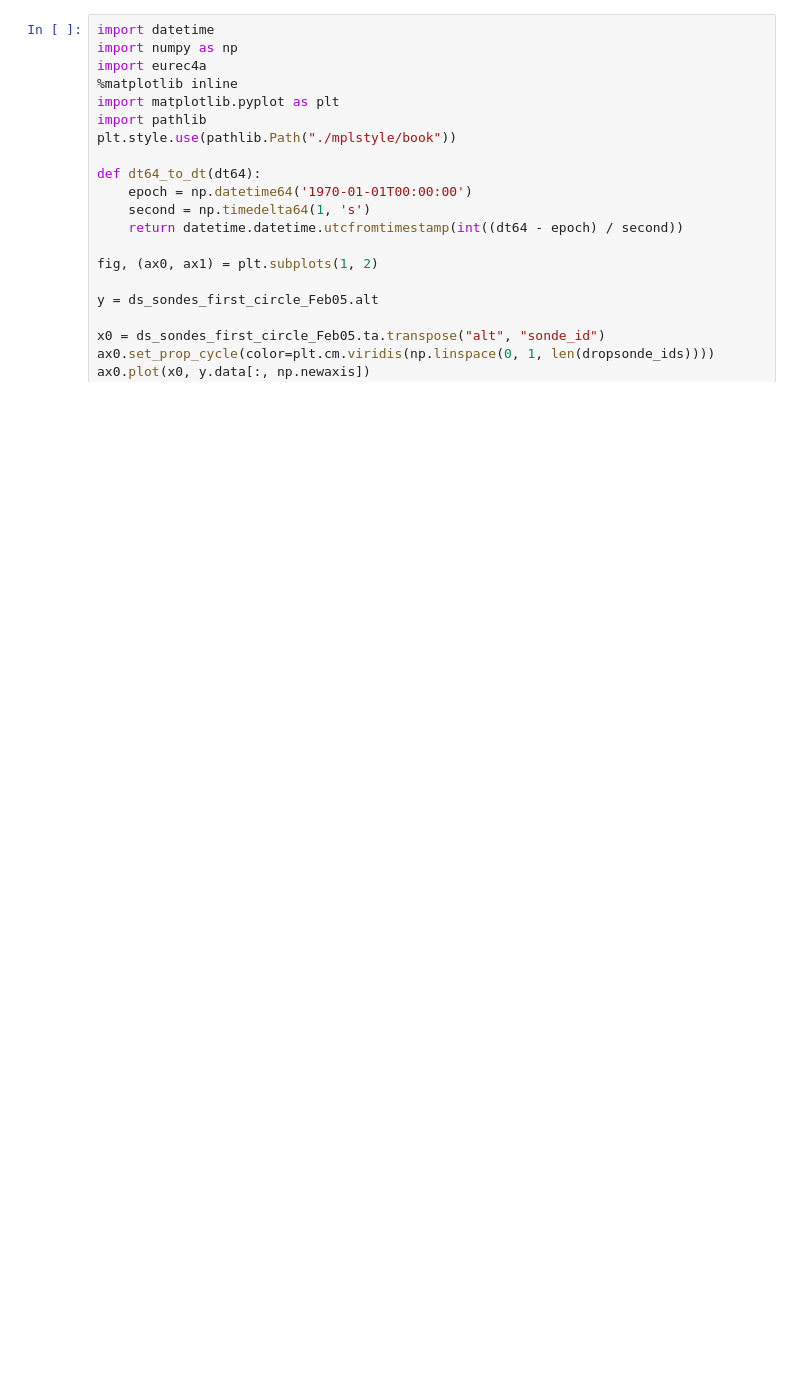
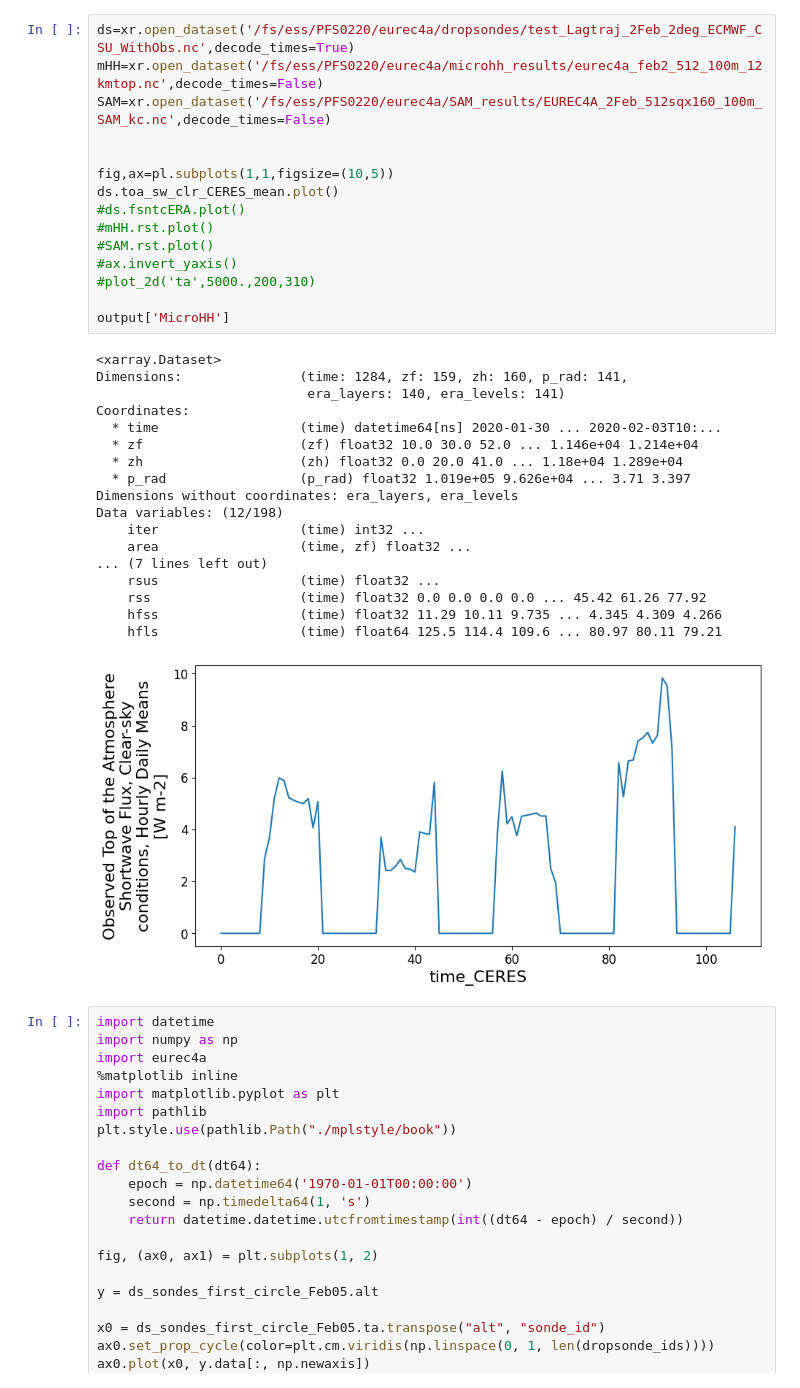
Before and after one commit to girishnigamanth/python_files, a Jupyter notebook: EUREC4A/Intercomparison_plots.ipynb, the cells around one changed output. Drawn from its saved outputs; the diff is of its cells as text; blank space fills up the shorter version.

```diff
--- a/EUREC4A/Intercomparison_plots.ipynb
+++ b/EUREC4A/Intercomparison_plots.ipynb
@@ -121,3 +125,37 @@ plot_2d('ta',5000.,200,310)
+# %%
+ds=xr.open_dataset('/fs/ess/PFS0220/eurec4a/dropsondes/test_Lagtraj_2Feb_2deg_ECMWF_CSU_WithObs.nc',decode_times=True)
+mHH=xr.open_dataset('/fs/ess/PFS0220/eurec4a/microhh_results/eurec4a_feb2_512_100m_12kmtop.nc',decode_times=False)
+SAM=xr.open_dataset('/fs/ess/PFS0220/eurec4a/SAM_results/EUREC4A_2Feb_512sqx160_100m_SAM_kc.nc',decode_times=False)
+
+
+fig,ax=pl.subplots(1,1,figsize=(10,5))
+ds.toa_sw_clr_CERES_mean.plot()
+#ds.fsntcERA.plot()
+#mHH.rst.plot()
+#SAM.rst.plot()
+#ax.invert_yaxis()
+#plot_2d('ta',5000.,200,310)
+
+output['MicroHH']
+# %% [output]
+<xarray.Dataset>
+Dimensions:               (time: 1284, zf: 159, zh: 160, p_rad: 141,
+                           era_layers: 140, era_levels: 141)
+Coordinates:
+  * time                  (time) datetime64[ns] 2020-01-30 ... 2020-02-03T10:...
+  * zf                    (zf) float32 10.0 30.0 52.0 ... 1.146e+04 1.214e+04
+  * zh                    (zh) float32 0.0 20.0 41.0 ... 1.18e+04 1.289e+04
+  * p_rad                 (p_rad) float32 1.019e+05 9.626e+04 ... 3.71 3.397
+Dimensions without coordinates: era_layers, era_levels
+Data variables: (12/198)
+    iter                  (time) int32 ...
+    area                  (time, zf) float32 ...
+... (7 lines left out)
+    rsus                  (time) float32 ...
+    rss                   (time) float32 0.0 0.0 0.0 0.0 ... 45.42 61.26 77.92
+    hfss                  (time) float32 11.29 10.11 9.735 ... 4.345 4.309 4.266
+    hfls                  (time) float64 125.5 114.4 109.6 ... 80.97 80.11 79.21
+[figure, added]
 # %%
 import datetime
 import numpy as np
```
Also changed, not shown: parts of 3 cells of this notebook, 2 other files.
